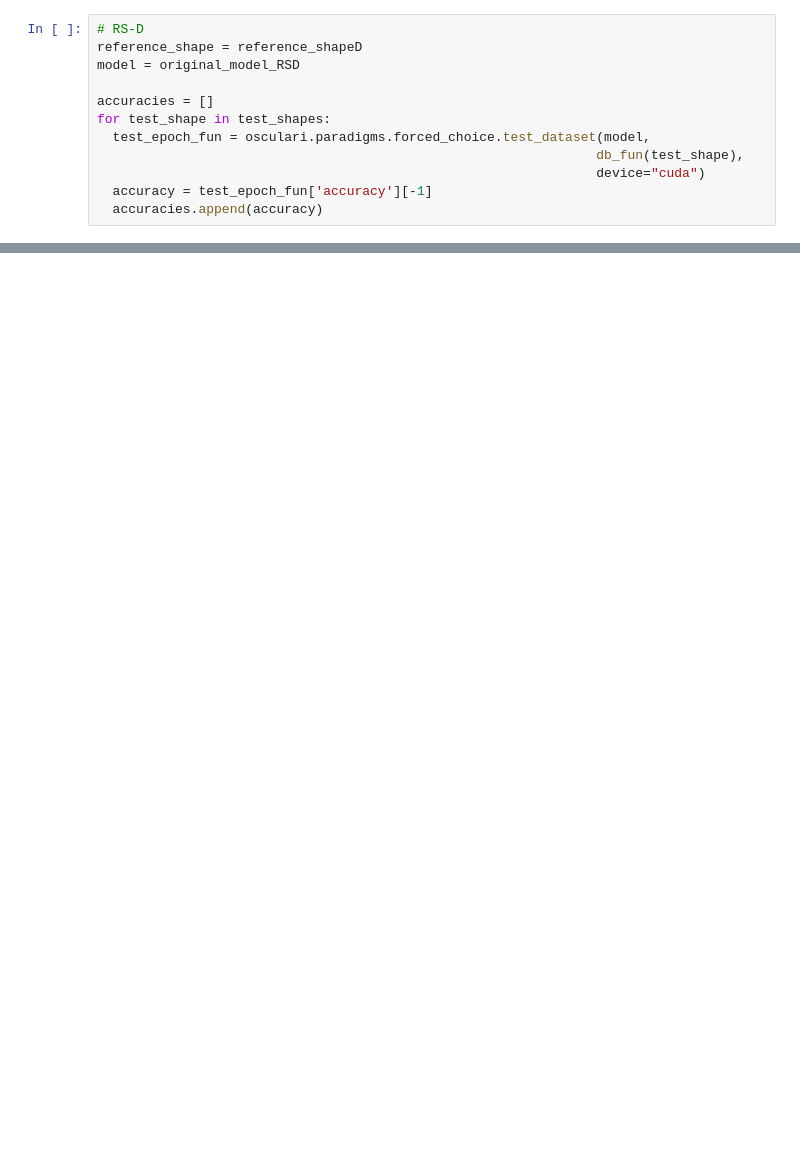
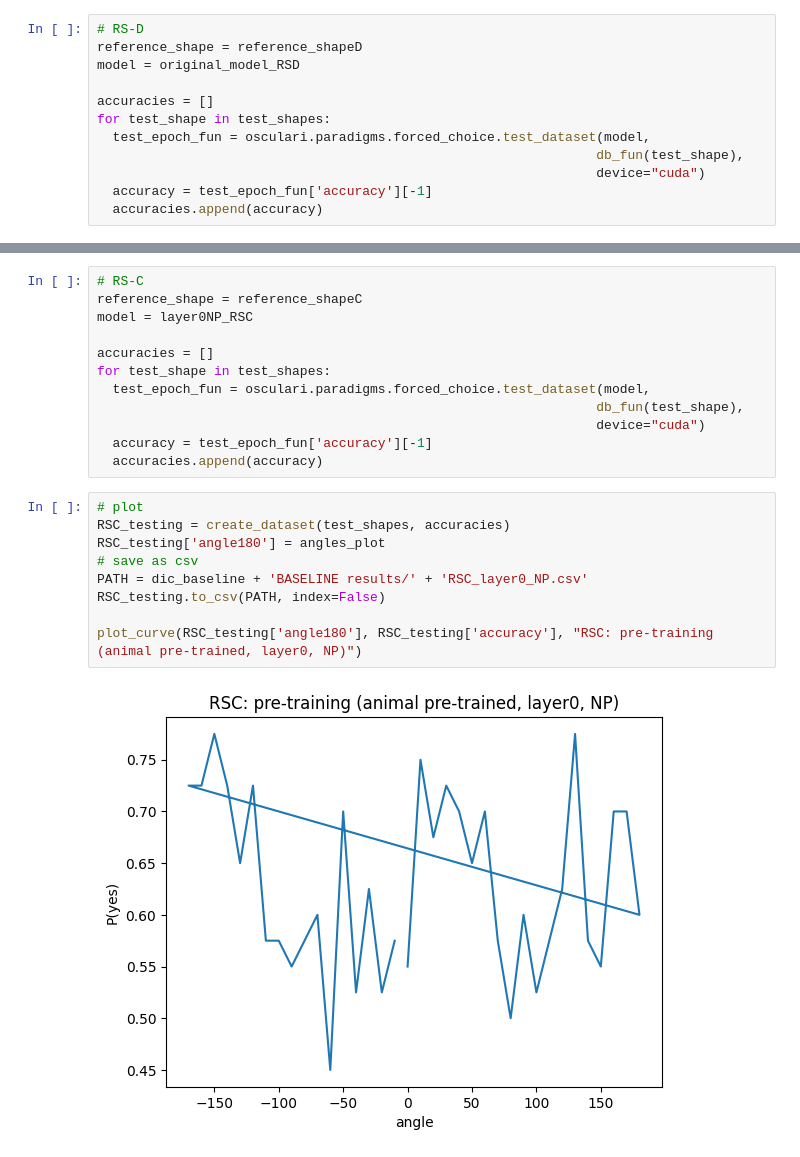
Before and after one commit to AnaBelenCarbajal/Thesis, a Jupyter notebook: Baseline_catLearningTask_FINAL.ipynb, the cells around one changed output, grey strips where cells are left out. Drawn from its saved outputs; the diff is of its cells as text; blank space fills up the shorter version.

```diff
--- a/Baseline_catLearningTask_FINAL.ipynb
+++ b/Baseline_catLearningTask_FINAL.ipynb
@@ -1029,0 +1086,23 @@ layer0NP_RSD.load_state_dict(weights_layer0_NP)
+# %%
+# RS-C
+reference_shape = reference_shapeC
+model = layer0NP_RSC
+
+accuracies = []
+for test_shape in test_shapes:
+  test_epoch_fun = osculari.paradigms.forced_choice.test_dataset(model,
+                                                                db_fun(test_shape),
+                                                                device="cuda")
+  accuracy = test_epoch_fun['accuracy'][-1]
+  accuracies.append(accuracy)
+# %%
+# plot
+RSC_testing = create_dataset(test_shapes, accuracies)
+RSC_testing['angle180'] = angles_plot
+# save as csv
+PATH = dic_baseline + 'BASELINE results/' + 'RSC_layer0_NP.csv'
+RSC_testing.to_csv(PATH, index=False)
+
+plot_curve(RSC_testing['angle180'], RSC_testing['accuracy'], "RSC: pre-training (animal pre-trained, layer0, NP)")
+# %% [output]
+[figure, added]
```
Also changed, not shown: parts of 11 cells of this notebook.
